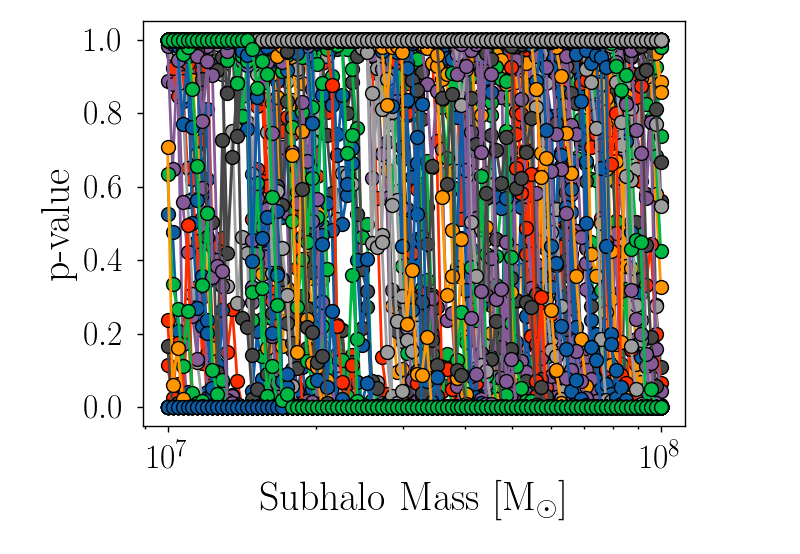
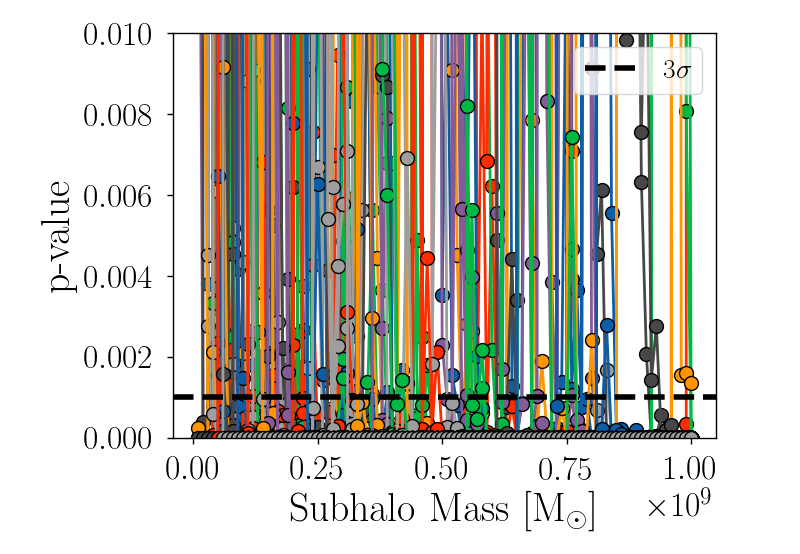
Before and after one commit to AstroMusers/mejiro, a Jupyter notebook: paper/figure_notebooks/lowest_detectable_subhalo_mass.ipynb, the cells around one changed output. Saved outputs shown, nothing was run; the diff lists cells and outputs as text; code cells hidden in the pictures.

```diff
--- a/paper/figure_notebooks/lowest_detectable_subhalo_mass.ipynb
+++ b/paper/figure_notebooks/lowest_detectable_subhalo_mass.ipynb
@@ -87,3 +87,30 @@ pval_threshold = 0.001  # three sigma
 # plt.yscale('log')
 # plt.savefig(os.path.join(figure_dir, 'ldsm_02_errorbar.png'))
 # plt.show()
+# %%
+sample_position_key = np.random.choice(list(results[0].keys()), size=1)[0]
+
+for i, result in enumerate(np.random.choice(results, size=10)):
+    sample_results = result[sample_position_key]
+
+    mass_list, median_list, maxes, mins = [], [], [], []
+    for mass, pvals in sample_results.items():
+        mass_list.append(mass)
+        median_list.append(np.median(pvals))
+        maxes.append(np.max(pvals))
+        mins.append(np.min(pvals))
+        uplims = np.array(maxes) - np.array(median_list)
+        lolims = np.array(median_list) - np.array(mins)
+
+    mass_list = [float(mass) for mass in mass_list]
+    plt.errorbar(mass_list, median_list, yerr=[lolims, uplims], fmt='o', ls='-')  # , label=f'Lens {i + 1}', ls='-'
+# plt.axhline(pval_threshold, color='black', linestyle='--', label=f'3$\sigma$', zorder=1e3, lw=4)
+plt.xlabel('Subhalo Mass [M$_\odot$]')
+plt.ylabel('p-value')
+# plt.xscale('log')
+# plt.yscale('log')
+# plt.ylim(0, 0.01)
+plt.title(sample_position_key)
+# plt.legend()
+plt.savefig(os.path.join(figure_dir, 'ldsm_03_lenses.png'))
+plt.show()
@@ -90,28 +119,28 @@ pval_threshold = 0.001  # three sigma
 # %%
-sample_position_key = list(results[0].keys())[0]
+sample_position_key = list(results[0].keys())[3]
 
 for i, result in enumerate(results):
     sample_results = result[sample_position_key]
 
     mass_list, median_list, maxes, mins = [], [], [], []
     for mass, pvals in sample_results.items():
         mass_list.append(mass)
         median_list.append(np.median(pvals))
         maxes.append(np.max(pvals))
         mins.append(np.min(pvals))
         uplims = np.array(maxes) - np.array(median_list)
         lolims = np.array(median_list) - np.array(mins)
 
     mass_list = [float(mass) for mass in mass_list]
     plt.errorbar(mass_list, median_list, yerr=[lolims, uplims], fmt='o', ls='-')  # , label=f'Lens {i + 1}', ls='-'
-# plt.axhline(pval_threshold, color='black', linestyle='--', label=f'3$\sigma$', zorder=1e3, lw=4)
+plt.axhline(pval_threshold, color='black', linestyle='--', label=f'3$\sigma$', zorder=1e3, lw=4)
 plt.xlabel('Subhalo Mass [M$_\odot$]')
 plt.ylabel('p-value')
-plt.xscale('log')
-# plt.yscale('log')
-# plt.ylim(0, 0.01)
-# plt.legend()
+# plt.xscale('log')
+plt.ylim(0, 0.01)
+# plt.xlim(1e5, 1e8)
+plt.legend()
 plt.savefig(os.path.join(figure_dir, 'ldsm_03_lenses.png'))
 plt.show()
 # %% [output]
-[figure, old version]
+[figure, new version]
```
Also changed, not shown: parts of 6 cells of this notebook, 14 other files.
